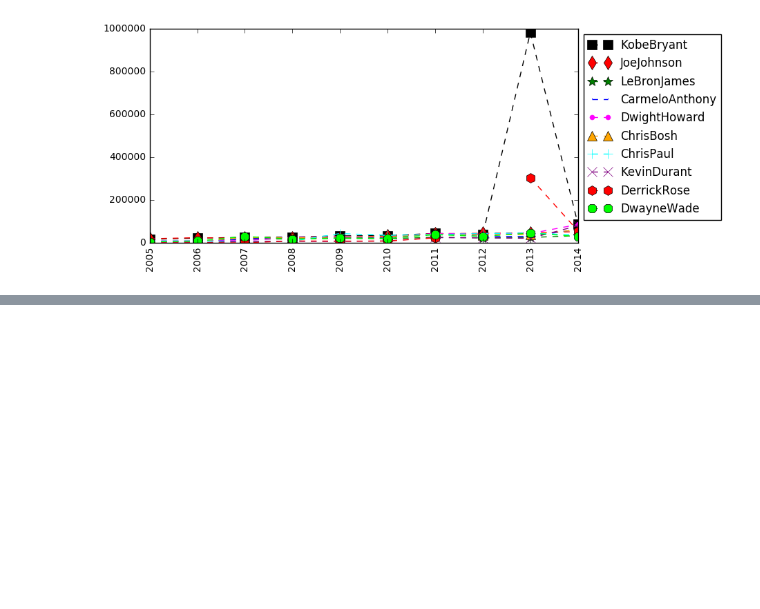
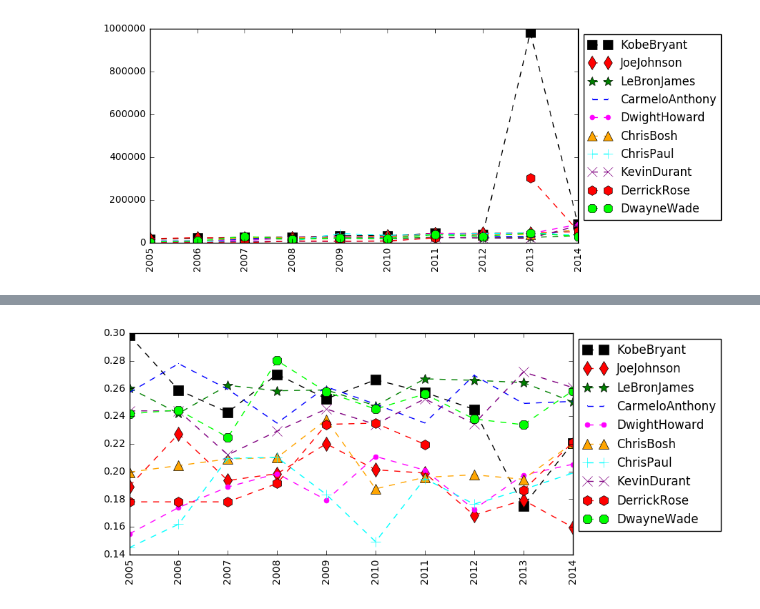
Before and after one commit to epireve/nb-projects, a Jupyter notebook: NBA Analysis.ipynb, the cells around one changed output, grey strips where cells are left out. Drawn from its saved outputs; the diff is of its cells as text; code cells hidden in the pictures; blank space fills up the shorter version.

```diff
--- a/NBA Analysis.ipynb
+++ b/NBA Analysis.ipynb
@@ -546,0 +555,5 @@ myplot(Salary / FieldGoals)
+# %%
+#Time is valuable
+myplot(FieldGoals/MinutesPlayed)
+# %% [output]
+[figure, added]
```
Also changed, not shown: parts of 2 cells of this notebook.
